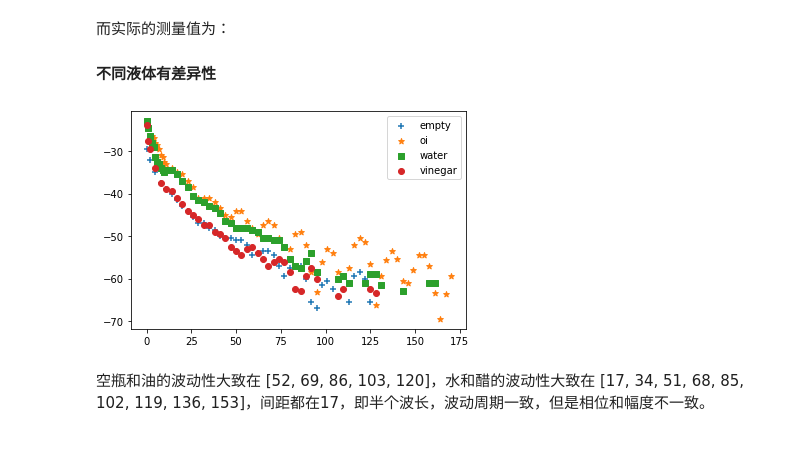
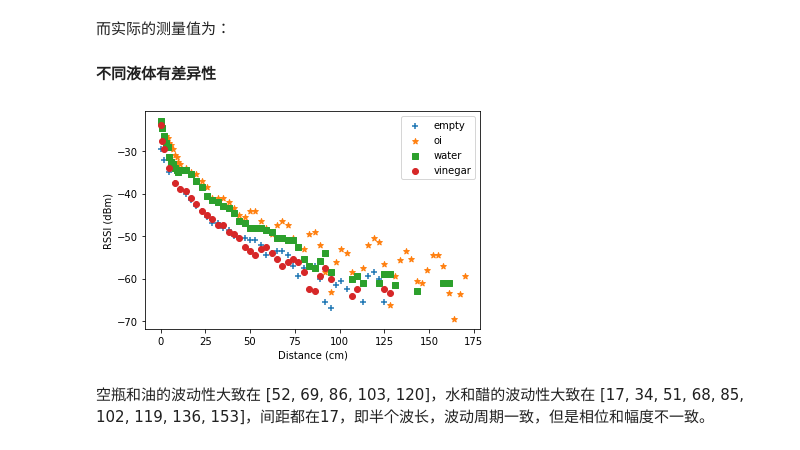
Before and after one commit to Jennifer331/Scripts, a Jupyter notebook: python/jupter/解释RSSI随频率和距离的变化.ipynb, the cells around one changed output. Saved outputs shown, nothing was run; the diff lists cells and outputs as text; code cells hidden in the pictures.

```diff
--- a/python/jupter/解释RSSI随频率和距离的变化.ipynb
+++ b/python/jupter/解释RSSI随频率和距离的变化.ipynb
@@ -84,15 +88,17 @@ plt.show()
 而实际的测量值为：
 #### 不同液体有差异性
 # %%
-plotter.plot_mr_freq_rssi('empty', f, '+', 'empty')
-plotter.plot_mr_freq_rssi('oil', f, '*', 'oi')
-plotter.plot_mr_freq_rssi('water', f, 's', 'water')
-plotter.plot_mr_freq_rssi('vinegar', f, 'o', 'vinegar')
+plotter.plot_mr_freq('empty', f, 'RSSI', '+', 'empty')
+plotter.plot_mr_freq('oil', f, 'RSSI', '*', 'oi')
+plotter.plot_mr_freq('water', f, 'RSSI', 's', 'water')
+plotter.plot_mr_freq('vinegar', f, 'RSSI', 'o', 'vinegar')
 
+plt.xlabel('Distance (cm)')
+plt.ylabel('RSSI (dBm)')
 plt.legend()
 plt.show()
 # %% [output]
-[figure, old version]
+[figure, new version]
 # %% [markdown]
 空瓶和油的波动性大致在 [52, 69, 86, 103, 120]，水和醋的波动性大致在 [17, 34, 51, 68, 85, 102, 119, 136, 153]，间距都在17，即半个波长，波动周期一致，但是相位和幅度不一致。
 # %%
```
Also changed, not shown: parts of 6 cells of this notebook, 5 other files.
